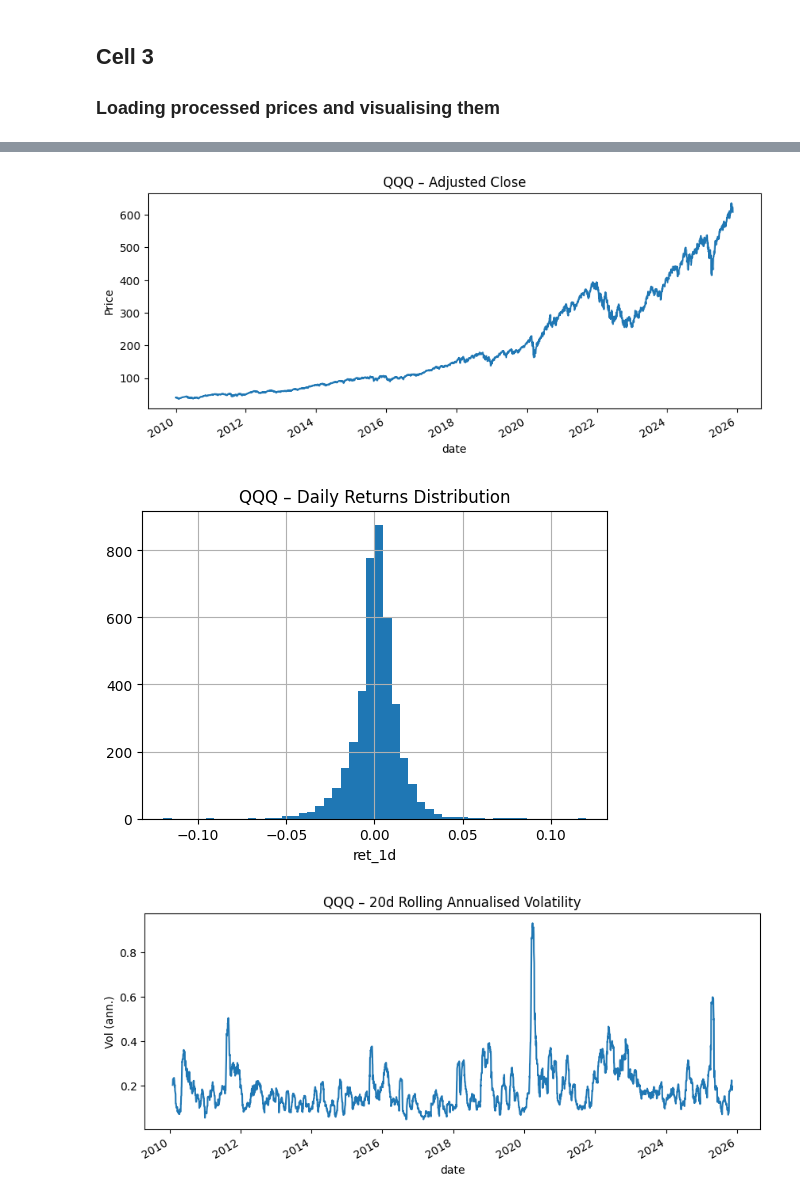
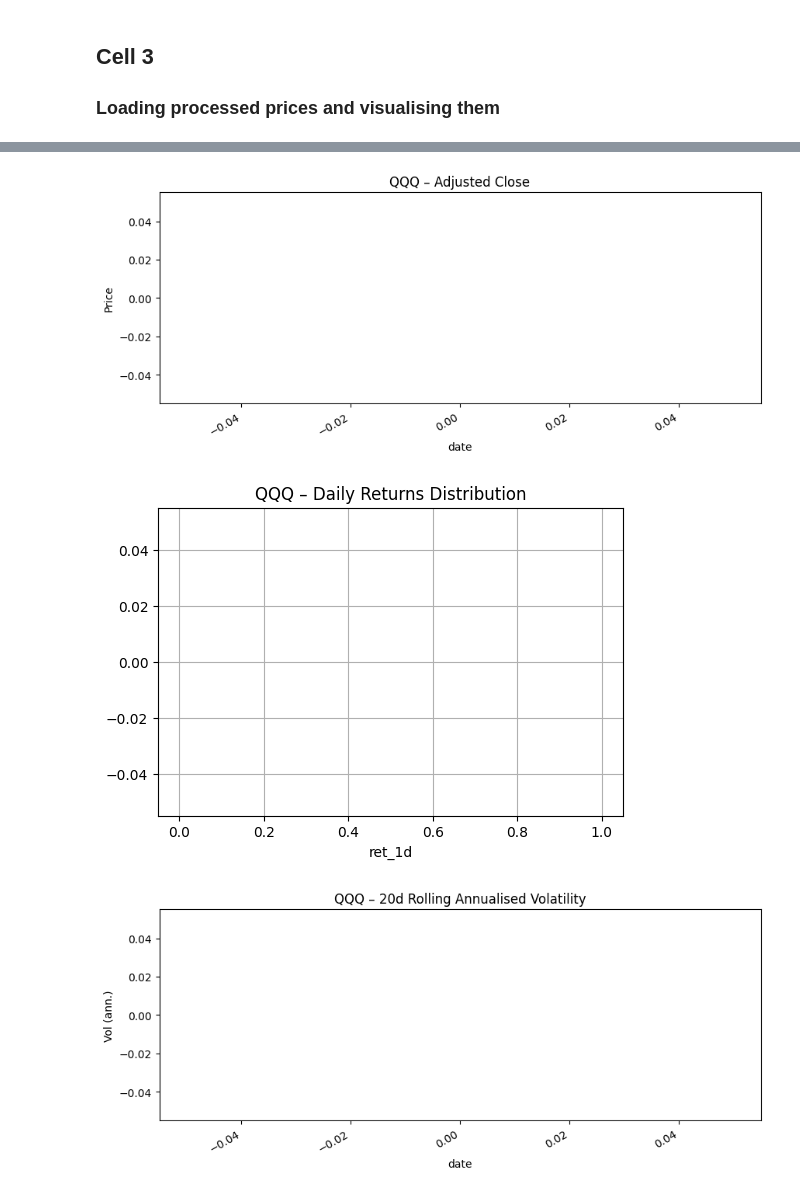
Before and after one commit to asandu-cloud/ETF-Agentic-Trading, a Jupyter notebook: notebooks/01_download_prices.ipynb, the cells around one changed output, grey strips where cells are left out. Saved outputs shown, nothing was run; the diff lists cells and outputs as text; code cells hidden in the pictures.

```diff
--- a/notebooks/01_download_prices.ipynb
+++ b/notebooks/01_download_prices.ipynb
@@ -61,7 +61,7 @@ from src.data_loader import build_processed_prices, load_processed_prices
 prices = build_processed_prices(force_rebuild=False)
 
 # or, for a lighter call in the future:
-# prices = load_processed_prices()
+prices = load_processed_prices()
 prices.head()
 # %% [output]
 Loading existing processed prices from /Users/sanduandrei/Desktop/DDMI-AgenticTrading/data/processed/prices_daily.parquet
@@ -74,27 +74,27 @@ Loading existing processed prices from /Users/sanduandrei/Desktop/DDMI-AgenticTr
 # %%
 import matplotlib.pyplot as plt
 from src.data_loader import build_processed_prices, load_processed_prices
 
-qqq = prices[prices["ticker"] == "QQQ"].set_index("date")
+qqq = prices[prices["ticker"] == "TQQQ"].set_index("date")
 
 plt.figure(figsize=(10, 4))
-spy["adj_close"].plot()
+qqq["adj_close"].plot()
 plt.title("QQQ – Adjusted Close")
 plt.ylabel("Price")
 plt.show()
 
 plt.figure(figsize=(6, 4))
-spy["ret_1d"].hist(bins=50)
+qqq["ret_1d"].hist(bins=50)
 plt.title("QQQ – Daily Returns Distribution")
 plt.xlabel("ret_1d")
 plt.show()
 
 plt.figure(figsize=(10, 4))
-spy["vol_20d"].plot()
+qqq["vol_20d"].plot()
 plt.title("QQQ – 20d Rolling Annualised Volatility")
 plt.ylabel("Vol (ann.)")
 plt.show()
 # %% [output]
-[figure, old version]
+[figure, new version]
-[figure, old version]
+[figure, new version]
-[figure, old version]
+[figure, new version]
```
Also changed, not shown: parts of 3 cells of this notebook, 3 other files.
